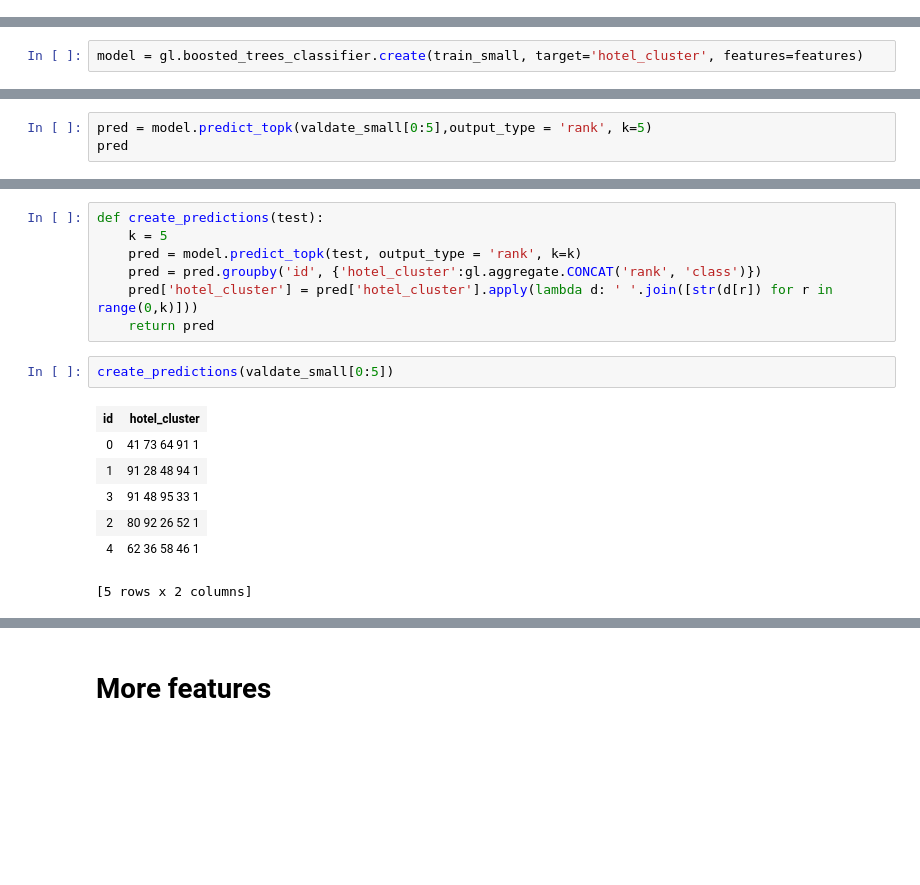
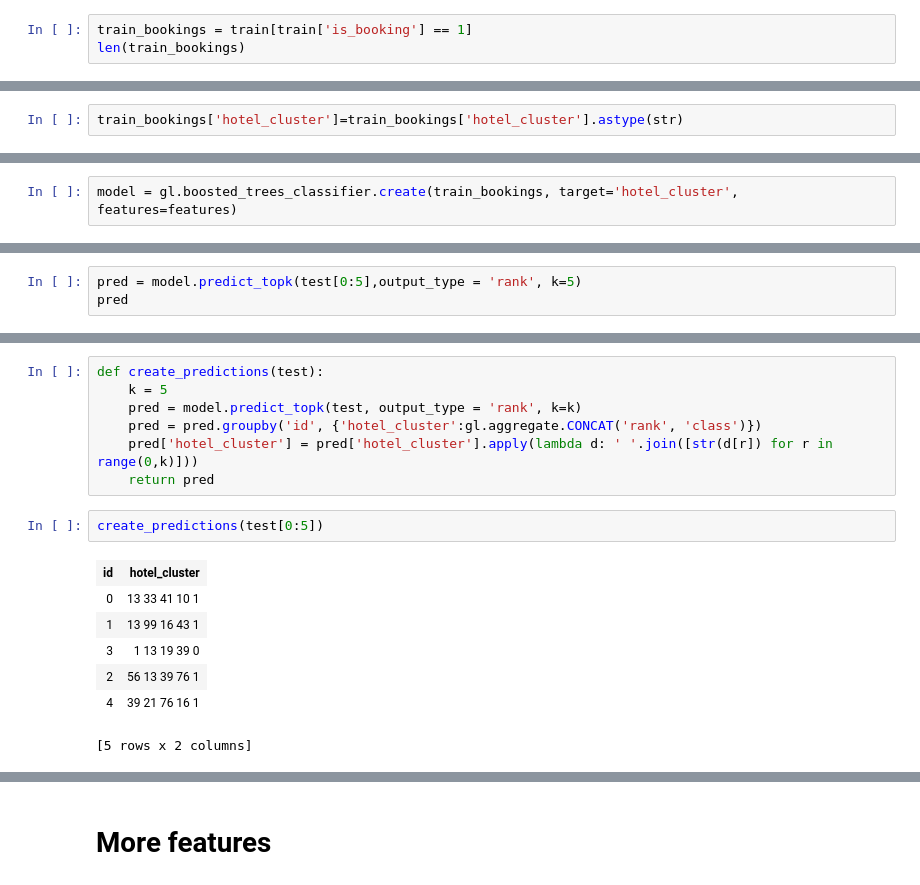
Before and after one commit to Kevin-McIsaac/ExpediaHotelRecommendations, a Jupyter notebook: Exploration.ipynb, the cells around one changed output, grey strips where cells are left out. Cells and saved outputs as stored; diff of their text form; blank space fills up the shorter version.

```diff
--- a/Exploration.ipynb
+++ b/Exploration.ipynb
@@ -193,0 +138,3 @@ print list(features)
+# %%
+train_bookings = train[train['is_booking'] == 1]
+len(train_bookings)
@@ -194,3 +143,5 @@ print list(features)
+# %%
+train_bookings['hotel_cluster']=train_bookings['hotel_cluster'].astype(str)
 # %%
 train_small, rest = train.random_split(fraction=0.01, seed=1983)
 valdate_small, rest = rest.random_split(fraction=0.0001, seed=1983)
@@ -220,5 +155,5 @@ Number of unpacked features : 35
 # %% [markdown]
 ## Boosted Tree
 # %%
-model = gl.boosted_trees_classifier.create(train_small, target='hotel_cluster', features=features)
+model = gl.boosted_trees_classifier.create(train_bookings, target='hotel_cluster', features=features)
 # %% [output]
@@ -240,5 +176,5 @@ model.save('Models/model')
 # %%
-pred = model.predict_topk(valdate_small[0:5],output_type = 'rank', k=5)
+pred = model.predict_topk(test[0:5],output_type = 'rank', k=5)
 pred
 # %% [output]
 | id | class | rank |
@@ -263,14 +199,14 @@ def create_predictions(test):
     pred['hotel_cluster'] = pred['hotel_cluster'].apply(lambda d: ' '.join([str(d[r]) for r in range(0,k)]))
     return pred
 # %%
-create_predictions(valdate_small[0:5])
+create_predictions(test[0:5])
 # %% [output]
 | id | hotel_cluster |
-| 0 | 41 73 64 91 1 |
-| 1 | 91 28 48 94 1 |
-| 3 | 91 48 95 33 1 |
-| 2 | 80 92 26 52 1 |
-| 4 | 62 36 58 46 1 |
+| 0 | 13 33 41 10 1 |
+| 1 | 13 99 16 43 1 |
+| 3 | 1 13 19 39 0 |
+| 2 | 56 13 39 76 1 |
+| 4 | 39 21 76 16 1 |
 [5 rows x 2 columns]
 # %%
 import ml_metrics
```
Also changed, not shown: parts of 29 cells of this notebook.
